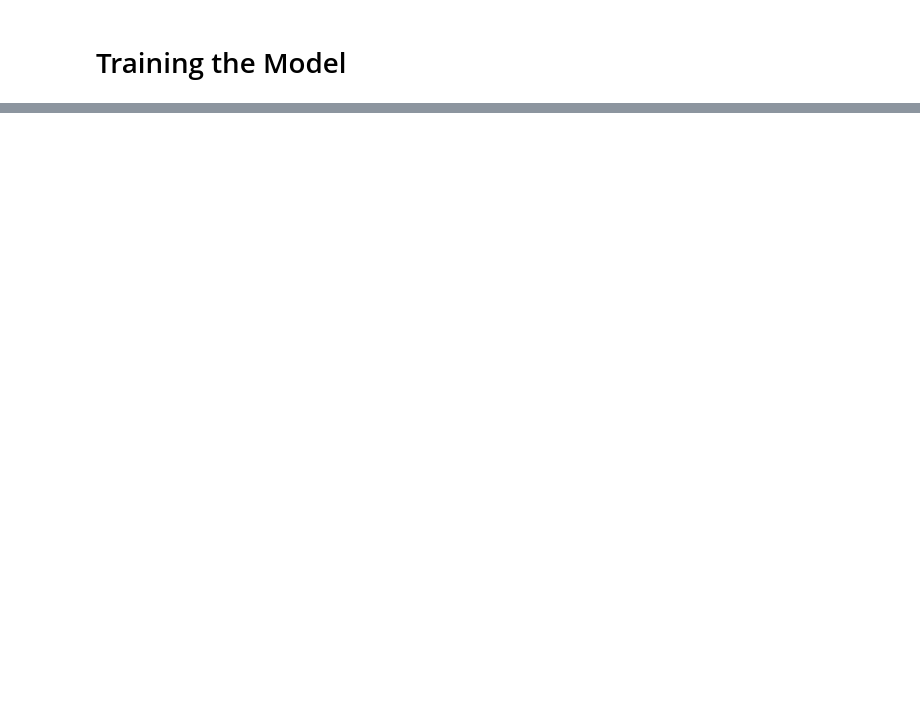
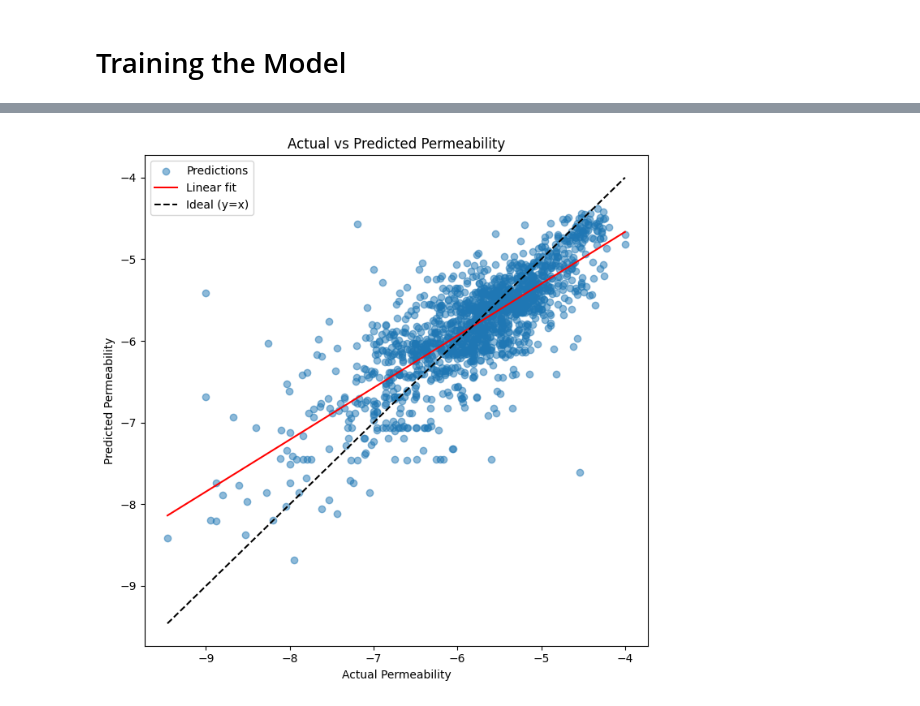
Before and after one commit to MauJunSensei/bsc-thesis, a Jupyter notebook: Proteomics/CycPeptMPDB/notebooks/rf_descriptor.ipynb, the cells around one changed output, grey strips where cells are left out. Drawn from its saved outputs; the diff is of its cells as text; code cells hidden in the pictures; blank space fills up the shorter version.

```diff
--- a/Proteomics/CycPeptMPDB/notebooks/rf_descriptor.ipynb
+++ b/Proteomics/CycPeptMPDB/notebooks/rf_descriptor.ipynb
@@ -373,0 +316,28 @@ R2: 0.6155
+# %%
+from sklearn.linear_model import LinearRegression
+import numpy as np
+
+import matplotlib.pyplot as plt
+
+# Prepare data for regression line
+y_test_values = y_test.values.reshape(-1, 1)
+y_pred_values = y_pred.reshape(-1, 1)
+
+# Fit linear regression
+reg = LinearRegression()
+reg.fit(y_test_values, y_pred_values)
+line_x = np.linspace(y_test.min(), y_test.max(), 100).reshape(-1, 1)
+line_y = reg.predict(line_x)
+
+plt.figure(figsize=(7, 7))
+plt.scatter(y_test, y_pred, alpha=0.5, label='Predictions')
+plt.plot(line_x, line_y, color='red', label='Linear fit')
+plt.plot(line_x, line_x, color='black', linestyle='--', label='Ideal (y=x)')
+plt.xlabel('Actual Permeability')
+plt.ylabel('Predicted Permeability')
+plt.title('Actual vs Predicted Permeability')
+plt.legend()
+plt.tight_layout()
+plt.show()
+# %% [output]
+[figure, added]
```
Also changed, not shown: parts of 8 cells of this notebook, 6 other files.
